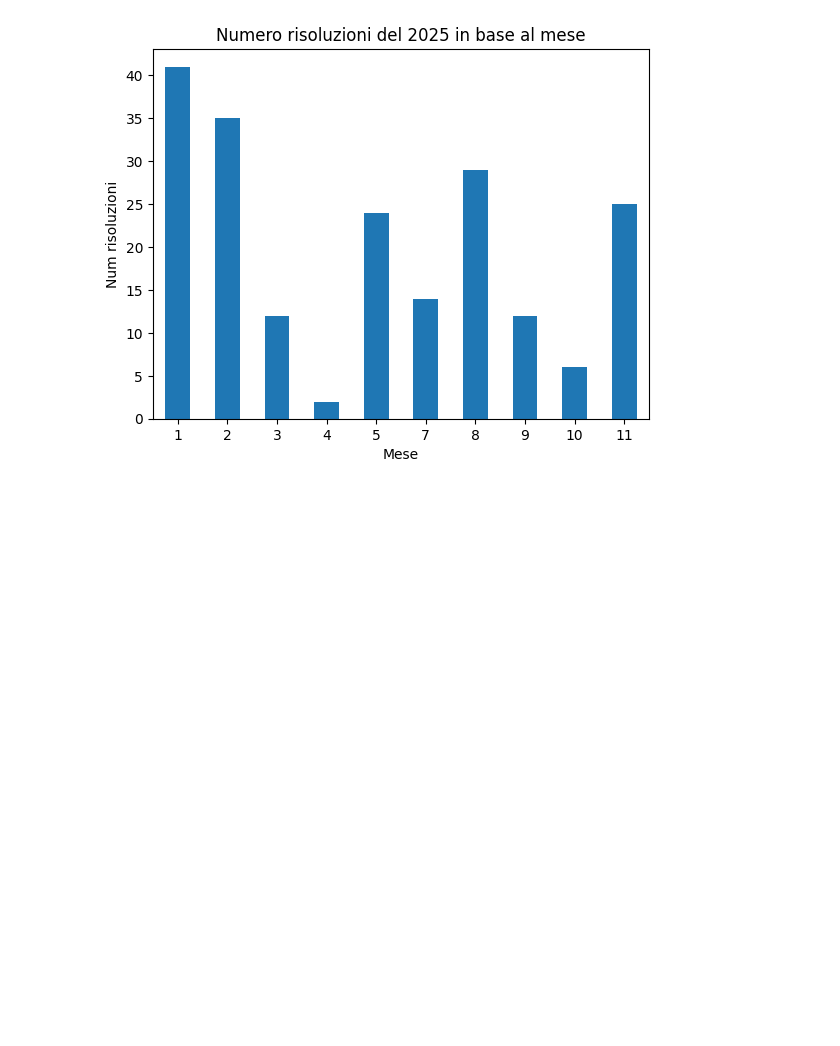
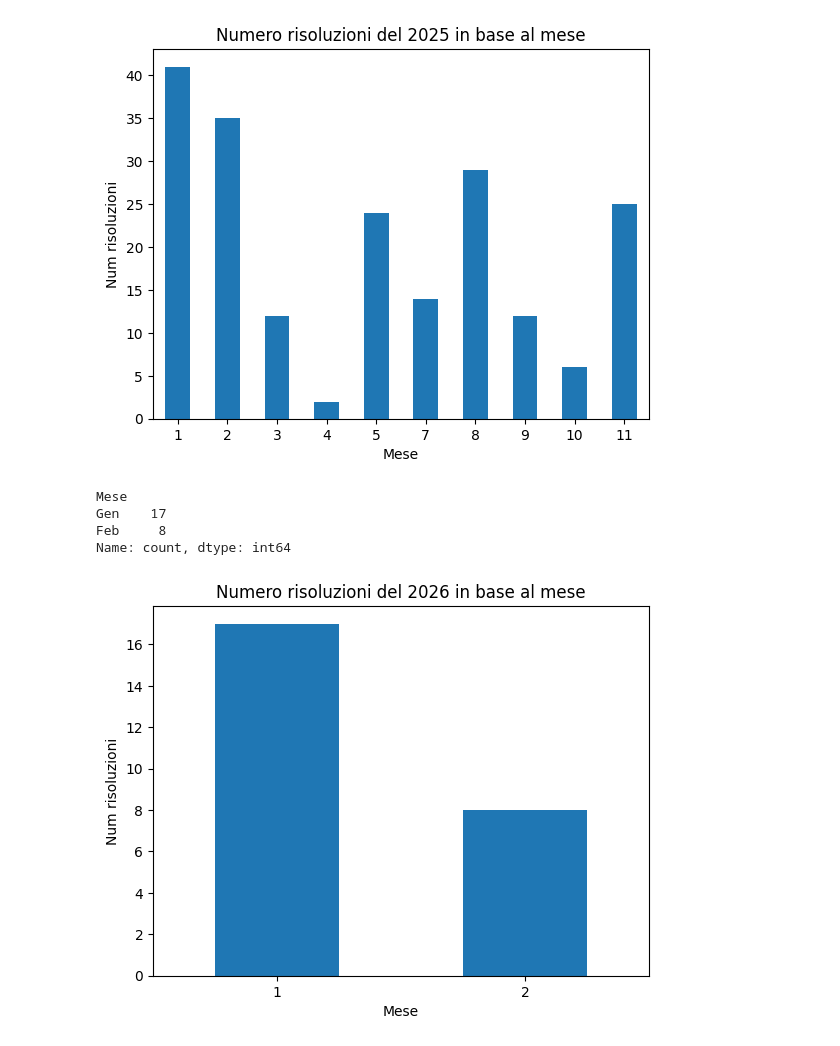
Before and after one commit to gl-alaimo/Timer_cubo_di_Rubik, a Jupyter notebook: scripts/notebook_generale.ipynb, the cells around one changed output. Drawn from its saved outputs; the diff is of its cells as text; code cells hidden in the pictures; blank space fills up the shorter version.

```diff
--- a/scripts/notebook_generale.ipynb
+++ b/scripts/notebook_generale.ipynb
@@ -99,6 +99,19 @@ Name: count, dtype: int64
 modulo_rubik.grafico_risoluz_mensile(df_cubo=df, anno=2025)
 # %% [output]
 [figure]
+# %%
+# Numero di risoluzioni del 2026 per ogni mese
+df[df["Anno"] == 2026]["Mese"].value_counts()
+# %% [output]
+Mese
+Gen    17
+Feb     8
+Name: count, dtype: int64
+# %%
+# Grafico del numero di risoluzioni del 2026 mese per mese
+modulo_rubik.grafico_risoluz_mensile(df_cubo=df, anno=2026)
+# %% [output]
+[figure, added]
 # %%
 # Ultime 10 risoluzioni
 df.tail(10)
```
Also changed, not shown: parts of 4 cells of this notebook, 1 other file.
